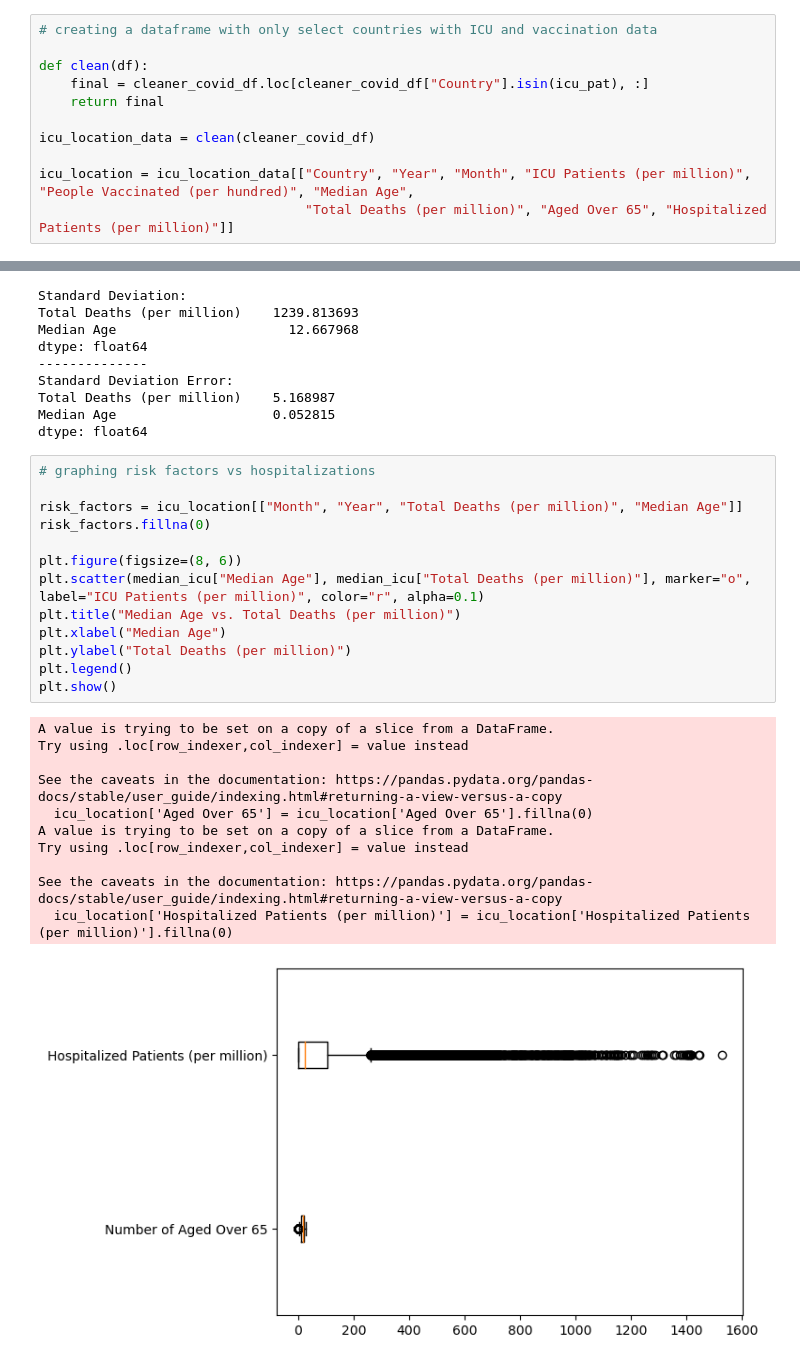
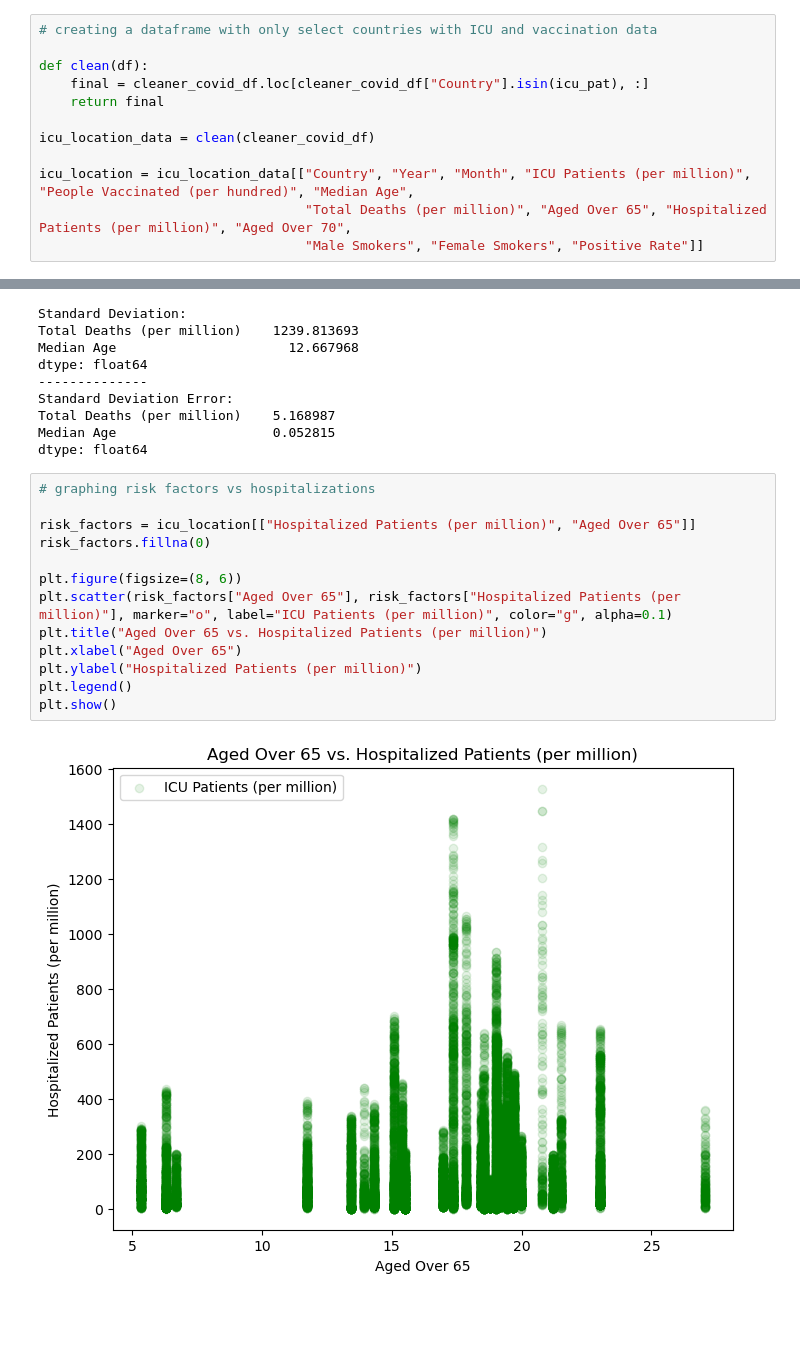
Before and after one commit to ss0ryan0/project1_group7, a Jupyter notebook: Code/project1_group7.ipynb, the cells around one changed output, grey strips where cells are left out. Cells and saved outputs as stored; diff of their text form; blank space fills up the shorter version.

Commit message:
updated graphs

```diff
--- a/Code/project1_group7.ipynb
+++ b/Code/project1_group7.ipynb
@@ -196,7 +196,8 @@ def clean(df):
 icu_location_data = clean(cleaner_covid_df)
 
 icu_location = icu_location_data[["Country", "Year", "Month", "ICU Patients (per million)", "People Vaccinated (per hundred)", "Median Age",
-                                  "Total Deaths (per million)", "Aged Over 65", "Hospitalized Patients (per million)"]]
+                                  "Total Deaths (per million)", "Aged Over 65", "Hospitalized Patients (per million)", "Aged Over 70",
+                                  "Male Smokers", "Female Smokers", "Positive Rate"]]
 # %%
 # graphing ICU patients vs vaccine
 
@@ -331,25 +343,15 @@ dtype: float64
 # %%
 # graphing risk factors vs hospitalizations
 
-risk_factors = icu_location[["Month", "Year", "Total Deaths (per million)", "Median Age"]]
+risk_factors = icu_location[["Hospitalized Patients (per million)", "Aged Over 65"]]
 risk_factors.fillna(0)
 
 plt.figure(figsize=(8, 6))
-plt.scatter(median_icu["Median Age"], median_icu["Total Deaths (per million)"], marker="o", label="ICU Patients (per million)", color="r", alpha=0.1)
-plt.title("Median Age vs. Total Deaths (per million)")
-plt.xlabel("Median Age")
-plt.ylabel("Total Deaths (per million)")
+plt.scatter(risk_factors["Aged Over 65"], risk_factors["Hospitalized Patients (per million)"], marker="o", label="ICU Patients (per million)", color="g", alpha=0.1)
+plt.title("Aged Over 65 vs. Hospitalized Patients (per million)")
+plt.xlabel("Aged Over 65")
+plt.ylabel("Hospitalized Patients (per million)")
 plt.legend()
 plt.show()
 # %% [output]
-A value is trying to be set on a copy of a slice from a DataFrame.
-Try using .loc[row_indexer,col_indexer] = value instead
-
-See the caveats in the documentation: https://pandas.pydata.org/pandas-docs/stable/user_guide/indexing.html#returning-a-view-versus-a-copy
-  icu_location['Aged Over 65'] = icu_location['Aged Over 65'].fillna(0)
-A value is trying to be set on a copy of a slice from a DataFrame.
-Try using .loc[row_indexer,col_indexer] = value instead
-
-See the caveats in the documentation: https://pandas.pydata.org/pandas-docs/stable/user_guide/indexing.html#returning-a-view-versus-a-copy
-  icu_location['Hospitalized Patients (per million)'] = icu_location['Hospitalized Patients (per million)'].fillna(0)
-[figure, old version]
+[figure, new version]
```
Also changed, not shown: parts of 11 cells of this notebook.
